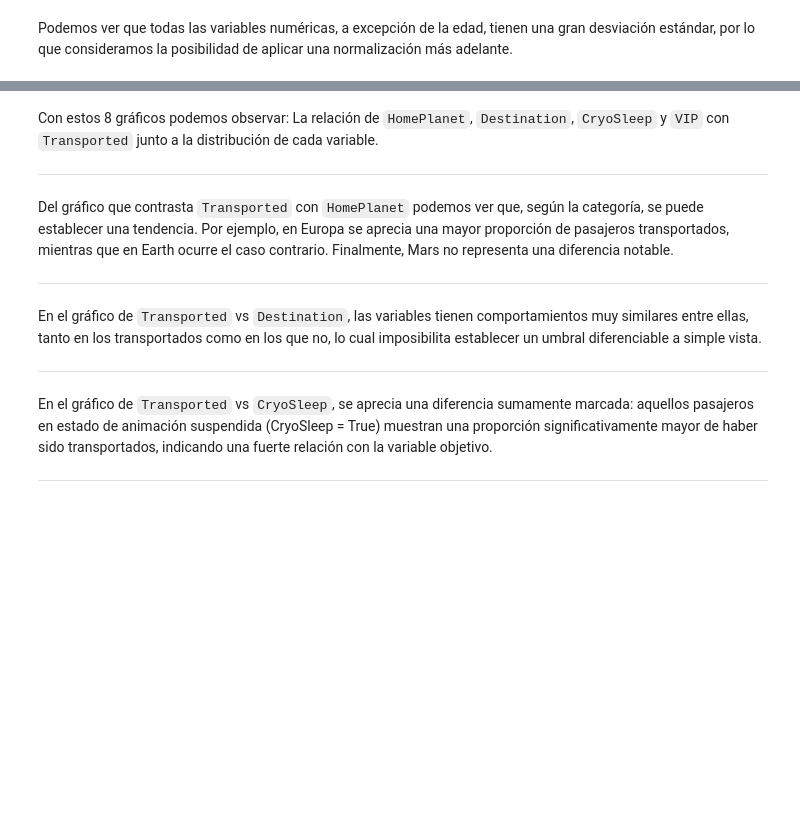
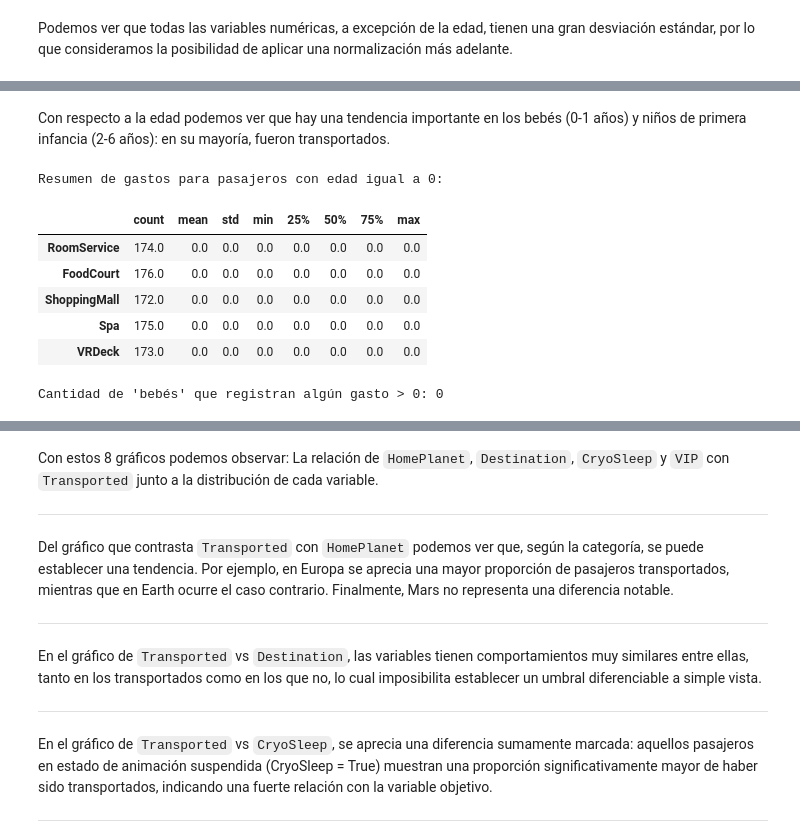
Before and after one commit to Sam-eb/Modelos-1-2026-2, a Jupyter notebook: Proyecto_Modelos_1.ipynb, the cells around one changed output, grey strips where cells are left out. Cells and saved outputs as stored; diff of their text form; code cells hidden in the pictures; blank space fills up the shorter version.

Commit message:
feat: exploración grupos de edad vs variable objetivo

```diff
--- a/Proyecto_Modelos_1.ipynb
+++ b/Proyecto_Modelos_1.ipynb
@@ -62,0 +173,27 @@ Podemos ver que todas las variables numéricas, a excepción de la edad, tienen
+# %% [markdown]
+Con respecto a la edad podemos ver que hay una tendencia importante en los bebés (0-1 años) y niños de primera infancia (2-6 años): en su mayoría, fueron transportados.
+# %%
+# Filtrar los pasajeros que tienen exactamente 0 años
+bebes_cero = data_set[data_set['Age'] == 0]
+
+# Definir las columnas de gastos a bordo
+columnas_gastos = ['RoomService', 'FoodCourt', 'ShoppingMall', 'Spa', 'VRDeck']
+
+# Obtener estadísticas de gastos para los pasajeros de 0 años
+resumen_gastos_bebes = bebes_cero[columnas_gastos].describe().T
+
+print("Resumen de gastos para pasajeros con edad igual a 0:")
+display(resumen_gastos_bebes)
+
+# Verificar si hay algún registro con un gasto mayor a 0
+total_con_gastos = (bebes_cero[columnas_gastos] > 0).any(axis=1).sum()
+print(f"\nCantidad de 'bebés' que registran algún gasto > 0: {total_con_gastos}")
+# %% [output]
+Resumen de gastos para pasajeros con edad igual a 0:
+|  | count | mean | std | min | 25% | 50% | 75% | max |
+| RoomService | 174.0 | 0.0 | 0.0 | 0.0 | 0.0 | 0.0 | 0.0 | 0.0 |
+| FoodCourt | 176.0 | 0.0 | 0.0 | 0.0 | 0.0 | 0.0 | 0.0 | 0.0 |
+| ShoppingMall | 172.0 | 0.0 | 0.0 | 0.0 | 0.0 | 0.0 | 0.0 | 0.0 |
+| Spa | 175.0 | 0.0 | 0.0 | 0.0 | 0.0 | 0.0 | 0.0 | 0.0 |
+| VRDeck | 173.0 | 0.0 | 0.0 | 0.0 | 0.0 | 0.0 | 0.0 | 0.0 |
+Cantidad de 'bebés' que registran algún gasto > 0: 0
```
Also changed, not shown: parts of 18 cells of this notebook.
